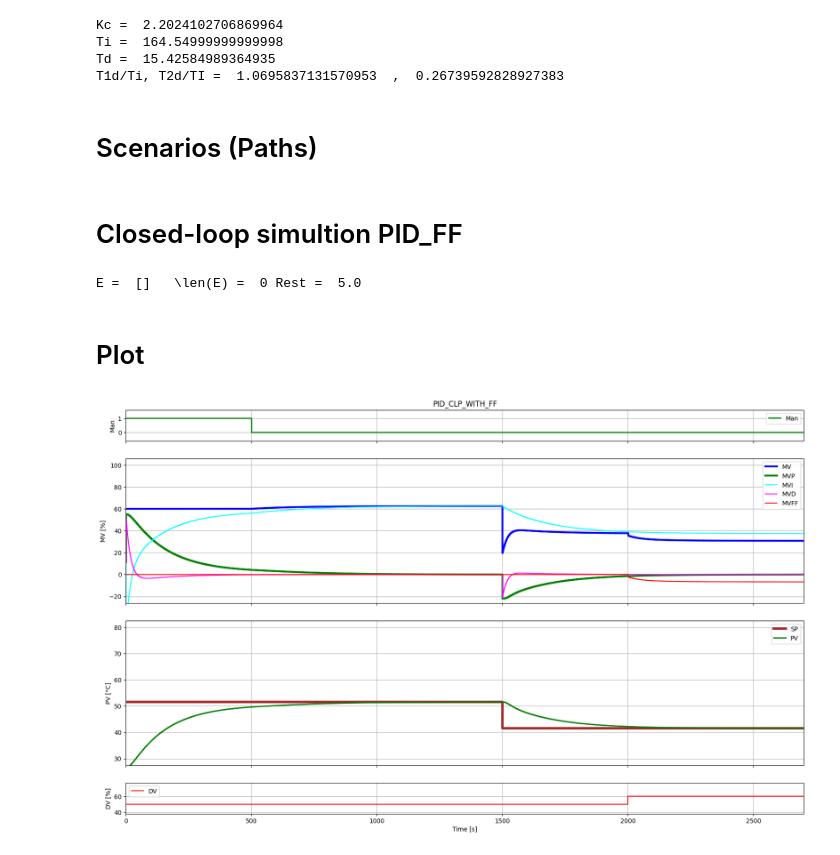
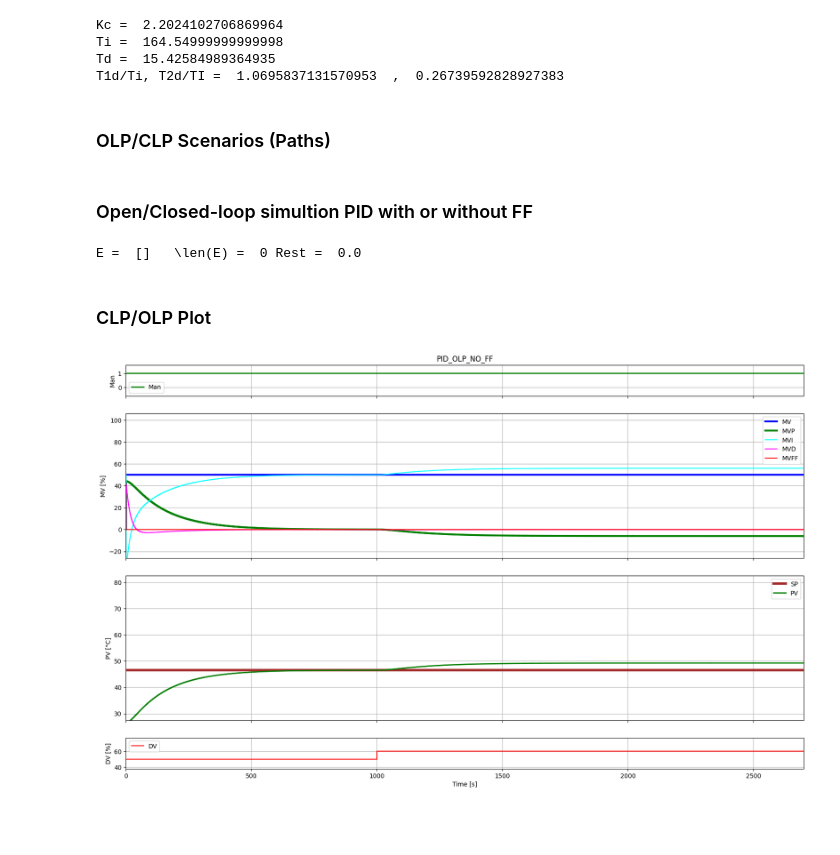
Before and after one commit to Muten-Roshi-Sama/TCLab_PID_Controller_FeedForward, a Jupyter notebook: Visualization_Code/My_Simulation_CLP_PID_FF.ipynb, the cells around one changed output. Saved outputs shown, nothing was run; the diff lists cells and outputs as text; code cells hidden in the pictures; blank space fills up the shorter version.

```diff
--- a/Visualization_Code/My_Simulation_CLP_PID_FF.ipynb
+++ b/Visualization_Code/My_Simulation_CLP_PID_FF.ipynb
@@ -68,24 +70,23 @@ Ti =  164.54999999999998
 Td =  15.42584989364935
 T1d/Ti, T2d/TI =  1.0695837131570953  ,  0.26739592828927383
 # %% [markdown]
-# Scenarios (Paths)
+### OLP/CLP Scenarios (Paths)
 # %%
 # # Scenario 1: OLP + no FF
-# ManPath = {0: True, TSim: True}
-# MVManPath = {0: MV0, TSim: MV0}
-# SPPath = {0: PV0, TSim: PV0}
-# DVPath = {0: 50, 1000: 60, TSim: 60}
-# ActivateFF = False
-# ManFF = False
+ManPath = {0: True, TSim: True}
+MVManPath = {0: MV0, TSim: MV0}
+SPPath = {0: PV0, TSim: PV0}
+DVPath = {0: 50, 1000: 60, TSim: 60}
+ActivateFF = False
+ManFF = False
 
-## Scenario 2: OLP + FF
+# Scenario 2: OLP + FF
 # ManPath ={0: True, TSim: True}
 # MVManPath = {0: MV0, TSim: MV0}
 # SPPath ={0: PV0, TSim: PV0}
 # DVPath = {0: 50.0, 1000: 60, TSim: 60.0}
 # ActivateFF = True
 # ManFF = True
-
 
 ## Scenario 3: CLP + no FF
 # ManPath= {0: True, 500: False, TSim: False}
@@ -96,14 +97,14 @@ T1d/Ti, T2d/TI =  1.0695837131570953  ,  0.26739592828927383
 # ManFF = False
 
 # # Scenario 4: CLP + FF
-ManPath = {0: True, 500: False, TSim: False}
-MVManPath = {0: MV0+10, TSim: MV0+10}
-SPPath = {0: PV0+5, 1500: PV0-5, TSim: PV0-5}
-DVPath = {0: DV0, 2000: DV0+10, TSim: DV0+10}
-ActivateFF = True
-ManFF = False
+# ManPath = {0: True, 500: False, TSim: False}
+# MVManPath = {0: MV0+10, TSim: MV0+10}
+# SPPath = {0: PV0+5, 1500: PV0-5, TSim: PV0-5}
+# DVPath = {0: DV0, 2000: DV0+10, TSim: DV0+10}
+# ActivateFF = True
+# ManFF = False
 # %% [markdown]
-# Closed-loop simultion PID_FF
+### Open/Closed-loop simultion PID with or without FF
 # %%
 t = []
 SP = []
@@ -168,15 +169,15 @@ for i in range(0, N):
 
     PV.append(PV2p[-1]+ PV2d [-1]+ PV0 - Kp*MV0) # PV0 = Kp*MV0 + 0 + PV0 - Kp*MV0
 # %% [output]
-E =  []   \len(E) =  0 Rest =  5.0
+E =  []   \len(E) =  0 Rest =  0.0
 # %% [markdown]
-# Plot
+### CLP/OLP Plot
 # %%
 fig, (ax1, ax2, ax3, ax4) = plt.subplots(nrows=4,ncols=1, sharex='col', gridspec_kw={'height_ratios': [1.5, 7, 7, 1.5]})
 fig.set_figheight(12)
 fig.set_figwidth(20)
 
-ax1.set_title('PID_CLP_WITH_FF')
+ax1.set_title('PID_OLP_NO_FF')
 
 #------MAN--------
 limSup = 1.5
@@ -209,31 +210,31 @@ ax3.legend (loc='best')
 limSup=75
 limInf = 40
 l9, = ax4.step([0, TSim], [limInf,limSup], 'red', label='DV', where='post')
 ax4.set_xlabel('Time [s]')
 ax4.set_ylabel('DV [%]')
 ax4.legend (loc='best')
 
 
 #-----Set Data-----
 l1.set_data(t, Man)
 l2.set_data(t,MV)
 l3.set_data(t, MVP)
 l4.set_data(t,MVI)
 l5.set_data(t, MVD)
 l6.set_data(t, MVFF)
 l7.set_data(t, SP)
 l8.set_data(t, PV)
 l9.set_data(t, DV)
 
 tMax = len(t)
 ax1.set_xlim(0, tMax)
 ax2.set_xlim(0, tMax)
 ax3.set_xlim(0, tMax)
 ax4.set_xlim(0, tMax)
 
 ax1.grid()
 ax2.grid()
 ax3.grid()
 ax4.grid()
 # %% [output]
-[figure, old version]
+[figure, new version]
```
Also changed, not shown: parts of 3 cells of this notebook.
